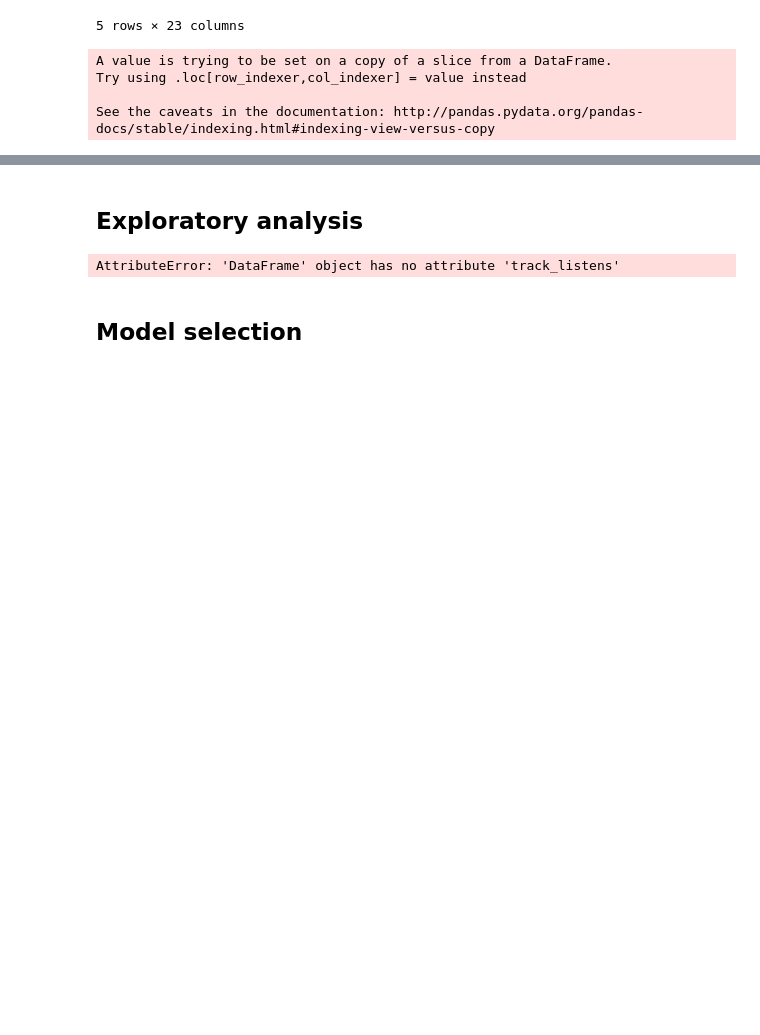
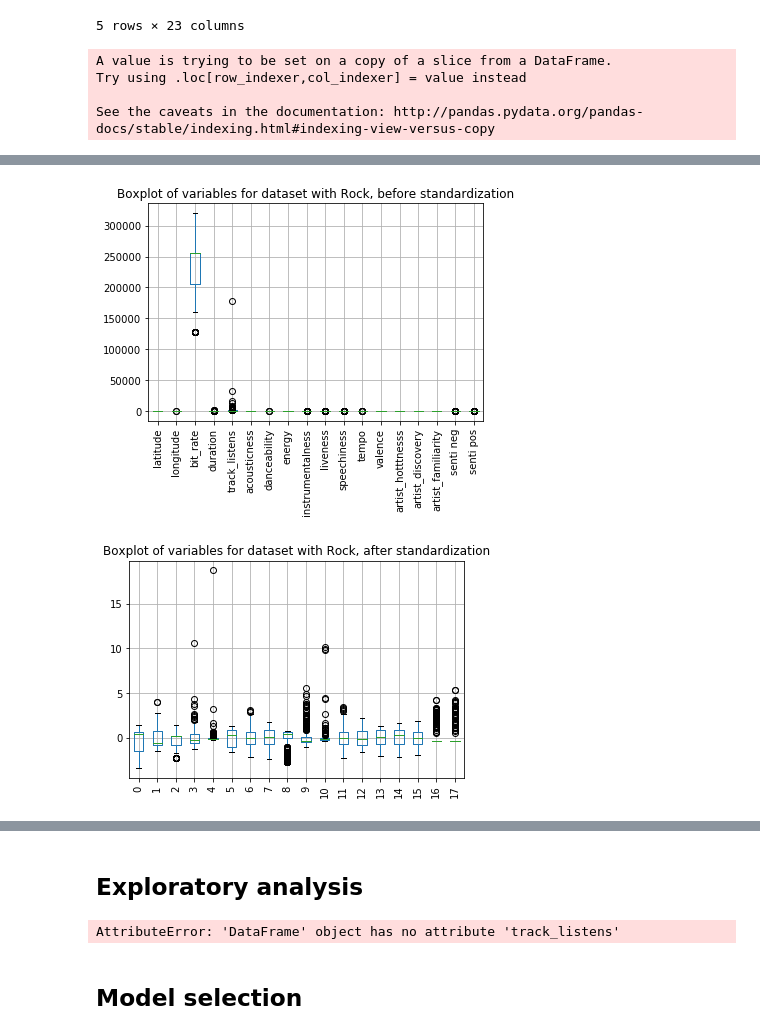
Before and after one commit to kathyyli/DS_project, a Jupyter notebook: DS project v2.ipynb, the cells around one changed output, grey strips where cells are left out. Saved outputs shown, nothing was run; the diff lists cells and outputs as text; code cells hidden in the pictures; blank space fills up the shorter version.

```diff
--- a/DS project v2.ipynb
+++ b/DS project v2.ipynb
@@ -217,0 +242,21 @@ Hiphop_10.head()
+# %%
+# Make boxplot of variables for rock data - before standardization
+Rock_10.drop(['track_ID'], axis=1).astype(float).boxplot()
+plt.title('Boxplot of variables for dataset with Rock, before standardization')
+plt.xticks(rotation=90)
+plt.show()
+
+# Make boxplot of variables for rock data - after standardization
+from sklearn import preprocessing
+scaler = preprocessing.StandardScaler()
+Rock_10_scaled = scaler.fit_transform(Rock_10.drop(['track_ID'], axis=1))
+Rock_10_scaled = pd.DataFrame(Rock_10_scaled)
+Rock_10_scaled.rename(columns={'0': 'latitude', '1':'longitude'}, inplace=True)
+
+Rock_10_scaled.astype(float).boxplot()
+plt.title('Boxplot of variables for dataset with Rock, after standardization')
+plt.xticks(rotation=90)
+plt.show()
+# %% [output]
+[figure, added]
+[figure, added]
```
Also changed, not shown: parts of 10 cells of this notebook.
